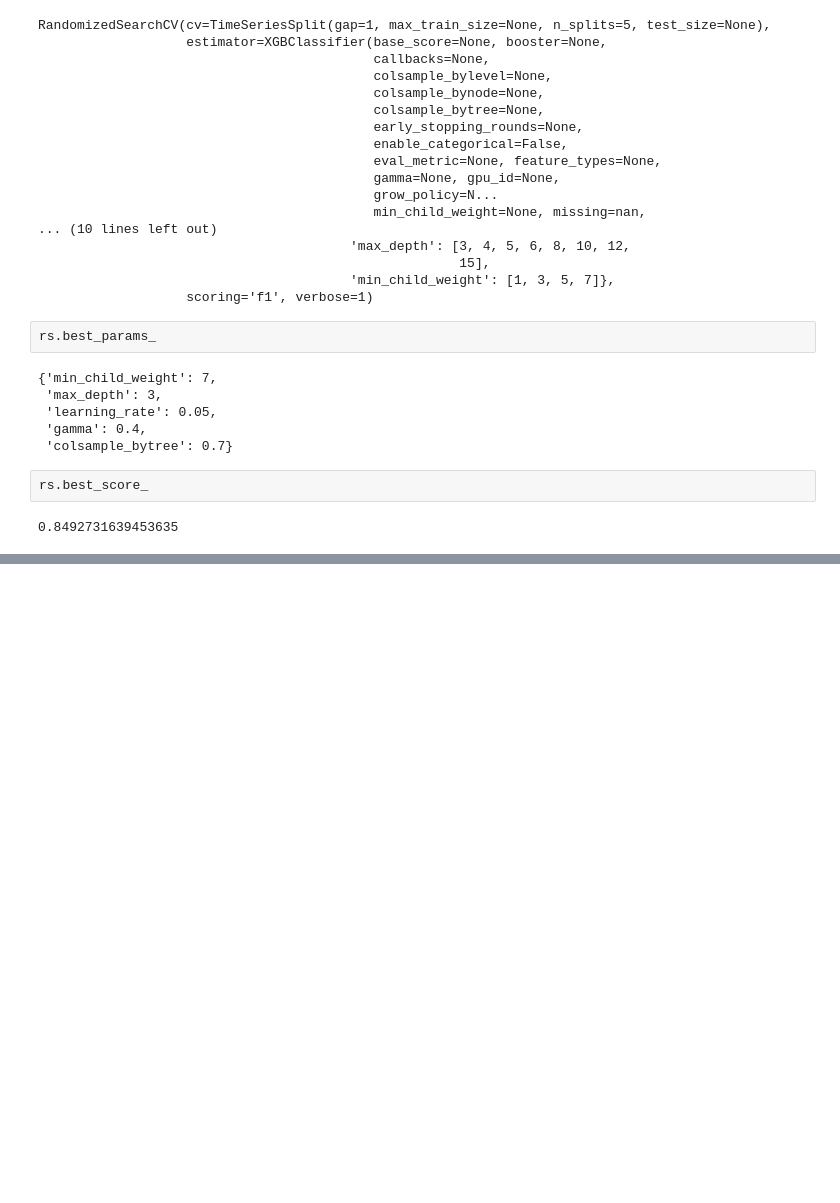
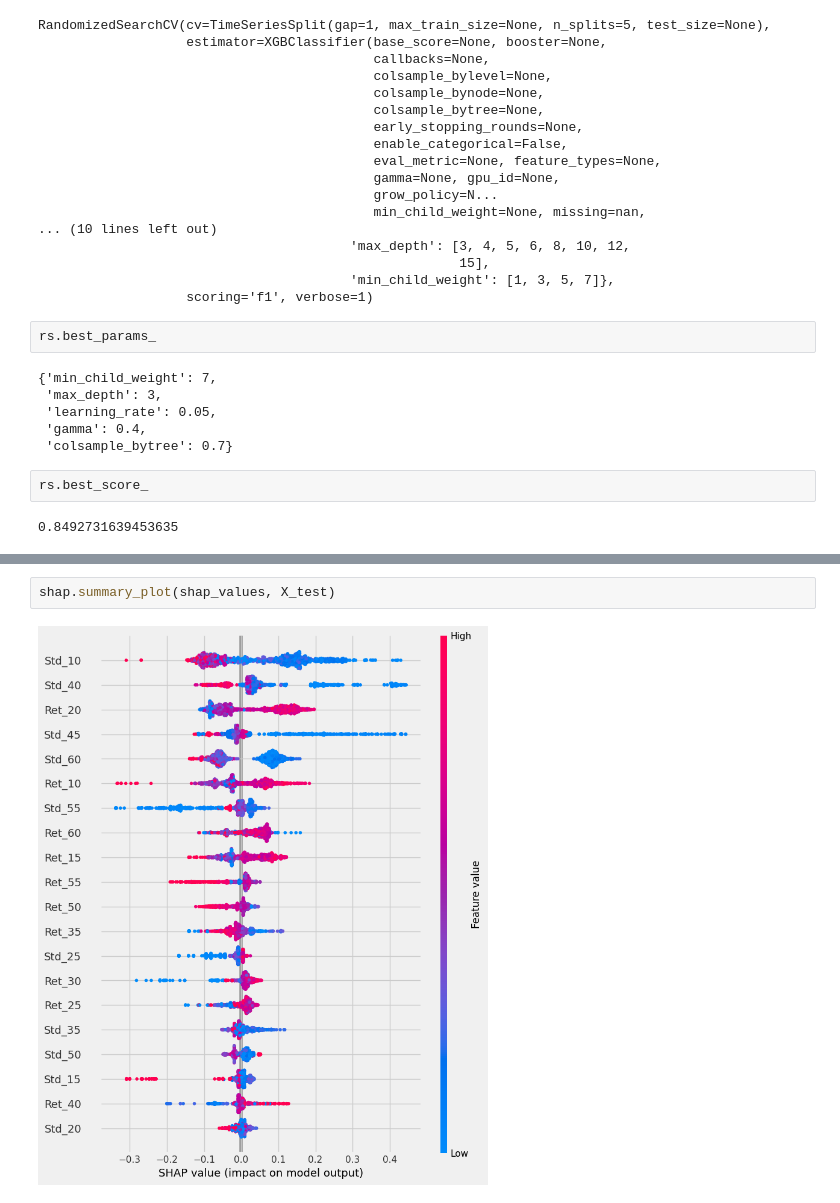
Before and after one commit to robonesky/oreilly, a Jupyter notebook: RM Lab Notes 11 202301 cohort.ipynb, the cells around one changed output, grey strips where cells are left out. Cells and saved outputs as stored; diff of their text form; blank space fills up the shorter version.

```diff
--- a/RM Lab Notes 11 202301 cohort.ipynb
+++ b/RM Lab Notes 11 202301 cohort.ipynb
@@ -313,0 +397,4 @@ rs.best_score_
+# %%
+shap.summary_plot(shap_values, X_test)
+# %% [output]
+[figure, added]
```
Also changed, not shown: parts of 10 cells of this notebook.
